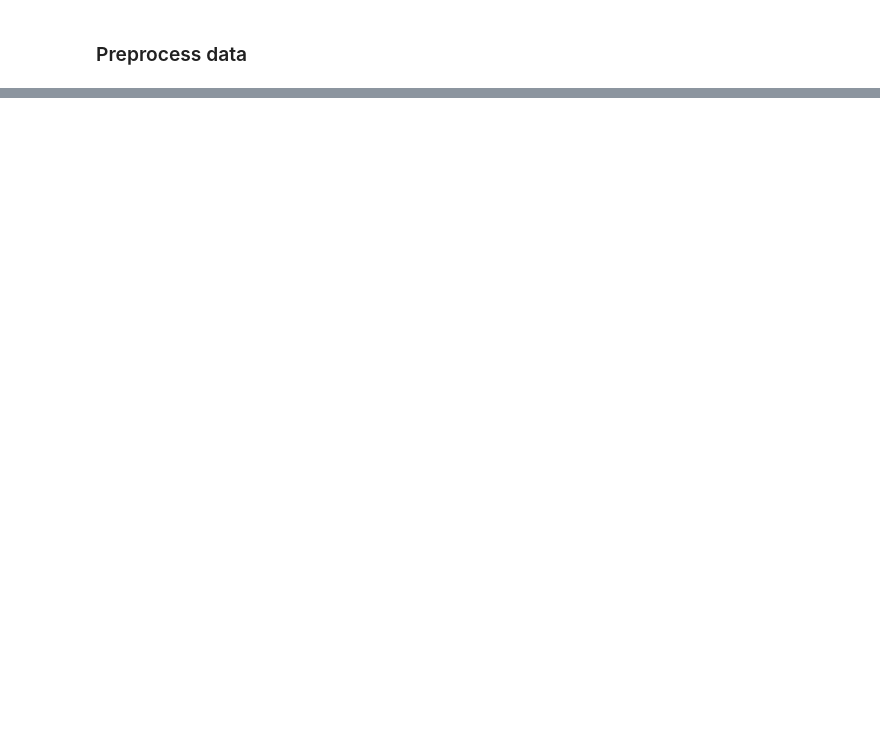
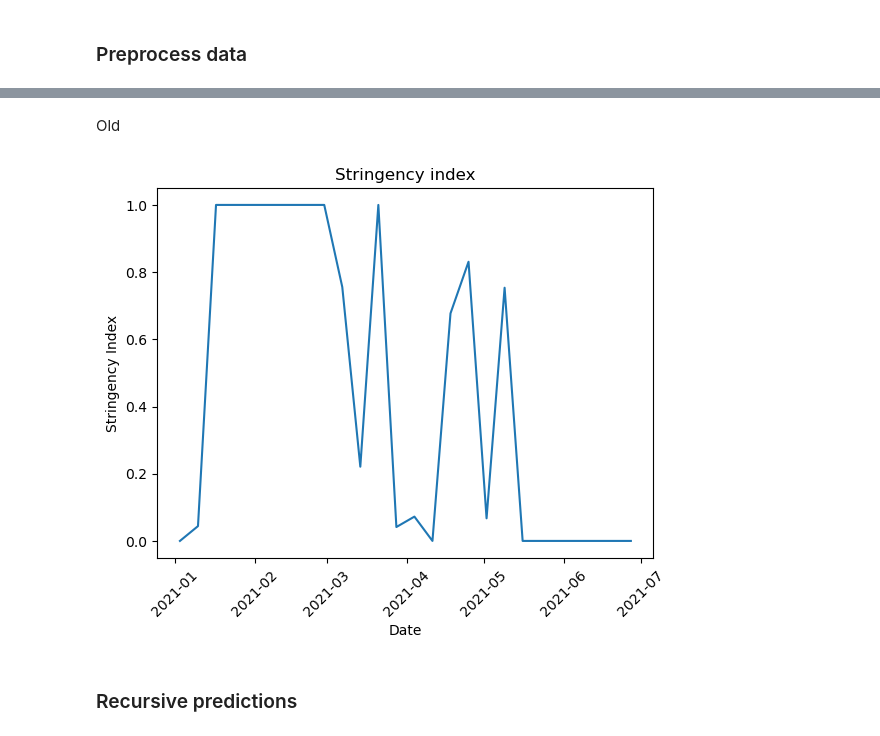
Before and after one commit to mpiotro4/PBAD, a Jupyter notebook: src/predictions_optimized/predictions_optimized_minMaxI.ipynb, the cells around one changed output, grey strips where cells are left out. Saved outputs shown, nothing was run; the diff lists cells and outputs as text; code cells hidden in the pictures; blank space fills up the shorter version.

Commit message:
add predictions for optimized si

```diff
--- a/src/predictions_optimized/predictions_optimized_minMaxI.ipynb
+++ b/src/predictions_optimized/predictions_optimized_minMaxI.ipynb
@@ -579,0 +82,8 @@ for i in range(0, 9):
+# %% [markdown]
+Old
+# %%
+plot_si(df_old)
+# %% [output]
+[figure, added]
+# %% [markdown]
+### Recursive predictions
```
Also changed, not shown: parts of 71 cells of this notebook.
